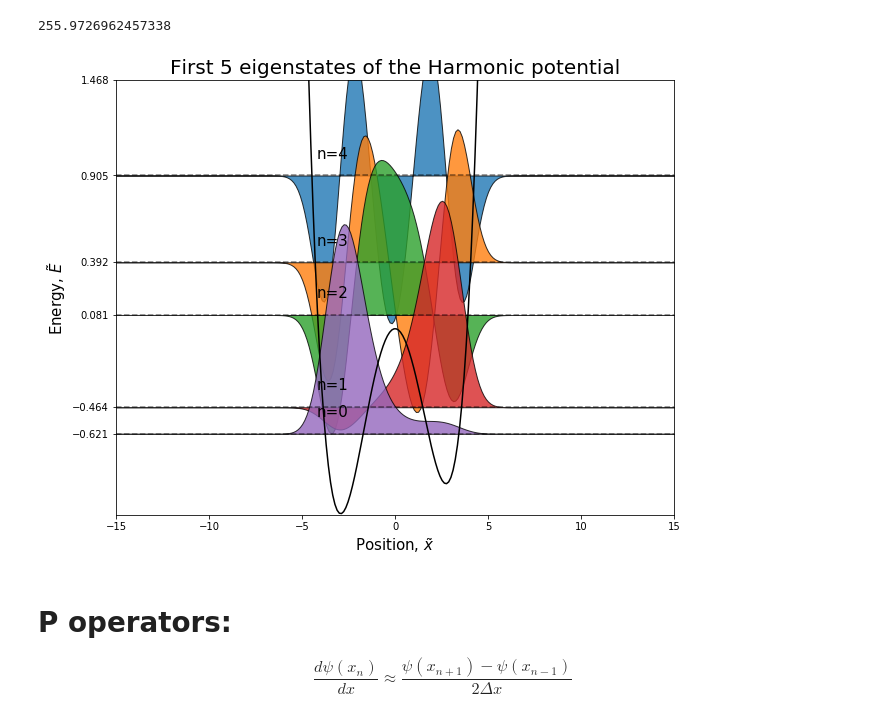
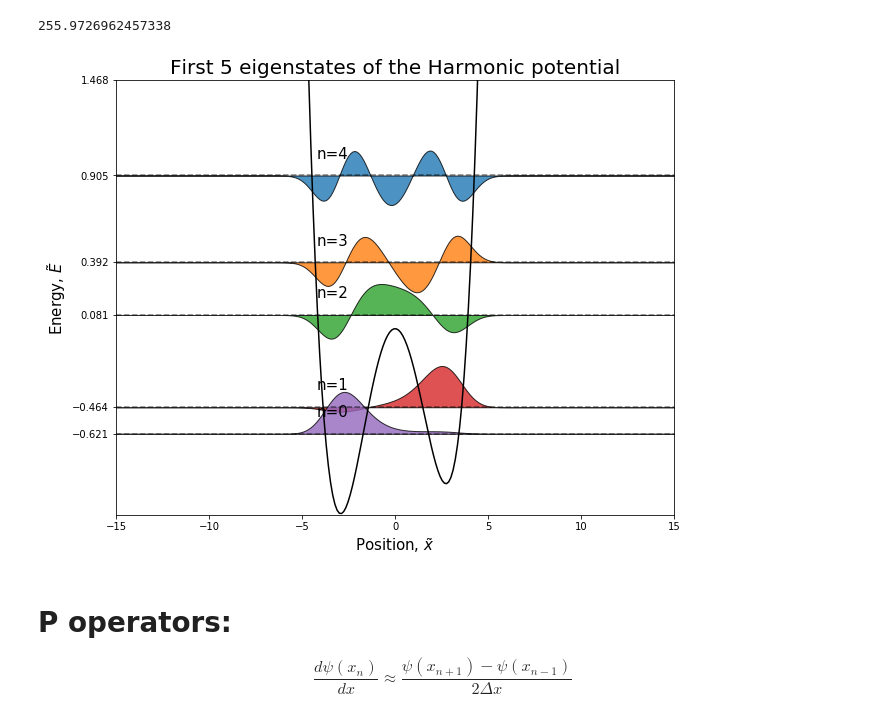
Before and after one commit to Vinther901/Quantum-Optimal-Control, a Jupyter notebook: Playground/Fluxonium.ipynb, the cells around one changed output. Saved outputs shown, nothing was run; the diff lists cells and outputs as text; code cells hidden in the pictures.

```diff
--- a/Playground/Fluxonium.ipynb
+++ b/Playground/Fluxonium.ipynb
@@ -66,23 +66,23 @@ eigval, eigvec = H.eig()
 # %%
 fig, ax = plt.subplots(figsize=(10,8))
 ax.plot(x,V(x),'k')
 xmin,xmax = -L,L
 # ymin,ymax = -3.2,10
 ymin,ymax = -1.1,0.6
 for i in range(4,-1,-1):
-    ax.fill_between(x,eigvec[i]*5+eigval[i],[eigval[i] for _ in x],label='n=%d'%i,edgecolor='k',alpha=0.8)
+    ax.fill_between(x,eigvec[i]+eigval[i],[eigval[i] for _ in x],label='n=%d'%i,edgecolor='k',alpha=0.8)
     ax.text(-4.2,eigval[i]+0.1,'n=%d'%i,fontsize=15)
     ax.hlines(eigval[i],xmin,xmax,linestyle='--',alpha=0.5)
 ax.set_ylim(ymin,ymax)
 ax.set_xlim(xmin,xmax)
 # ax.legend()
 ax.set_title("First 5 eigenstates of the Harmonic potential",fontsize=20)
 ax.set_yticks(eigval[:6])
 ax.set_xlabel('Position, $\\tilde{x}$',fontsize=15)
 ax.set_ylabel('Energy, $\\tilde{E}$',fontsize=15)
 plt.show()
 # %% [output]
-[figure, old version]
+[figure, new version]
 # %% [markdown]
 # P operators:
 
```
